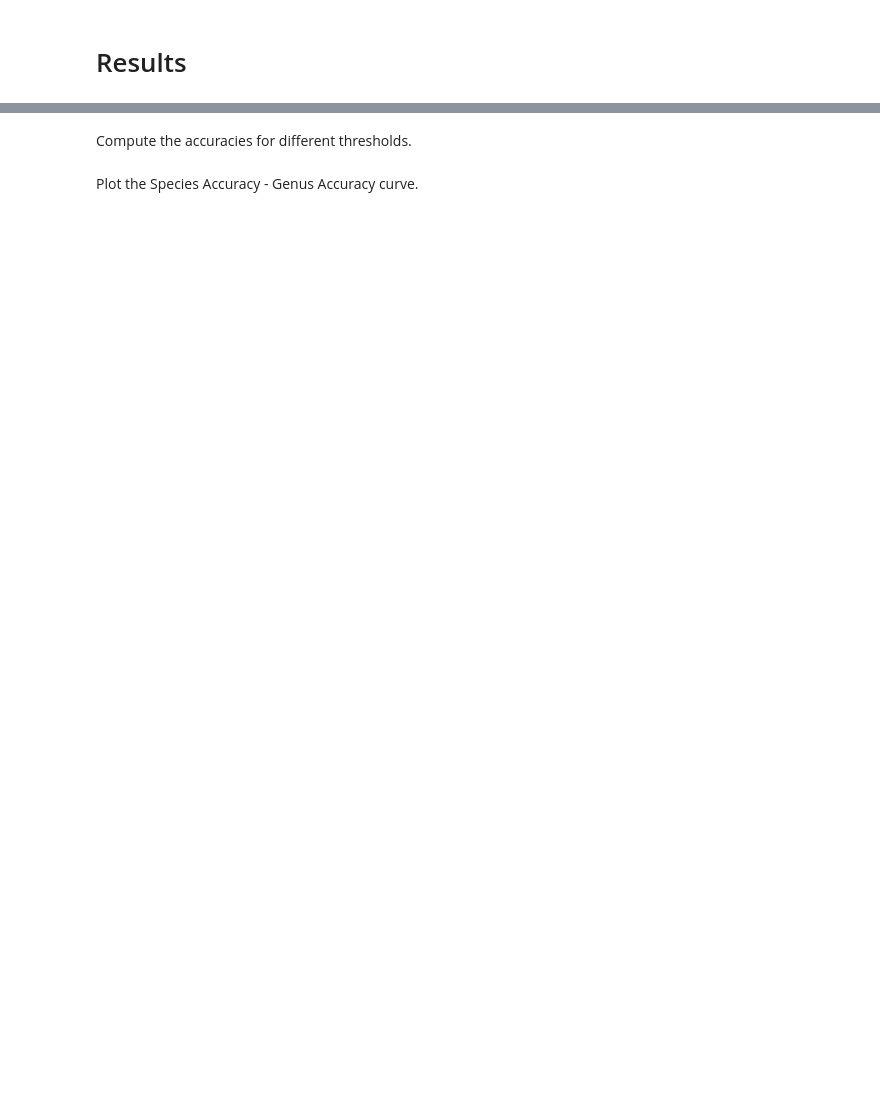
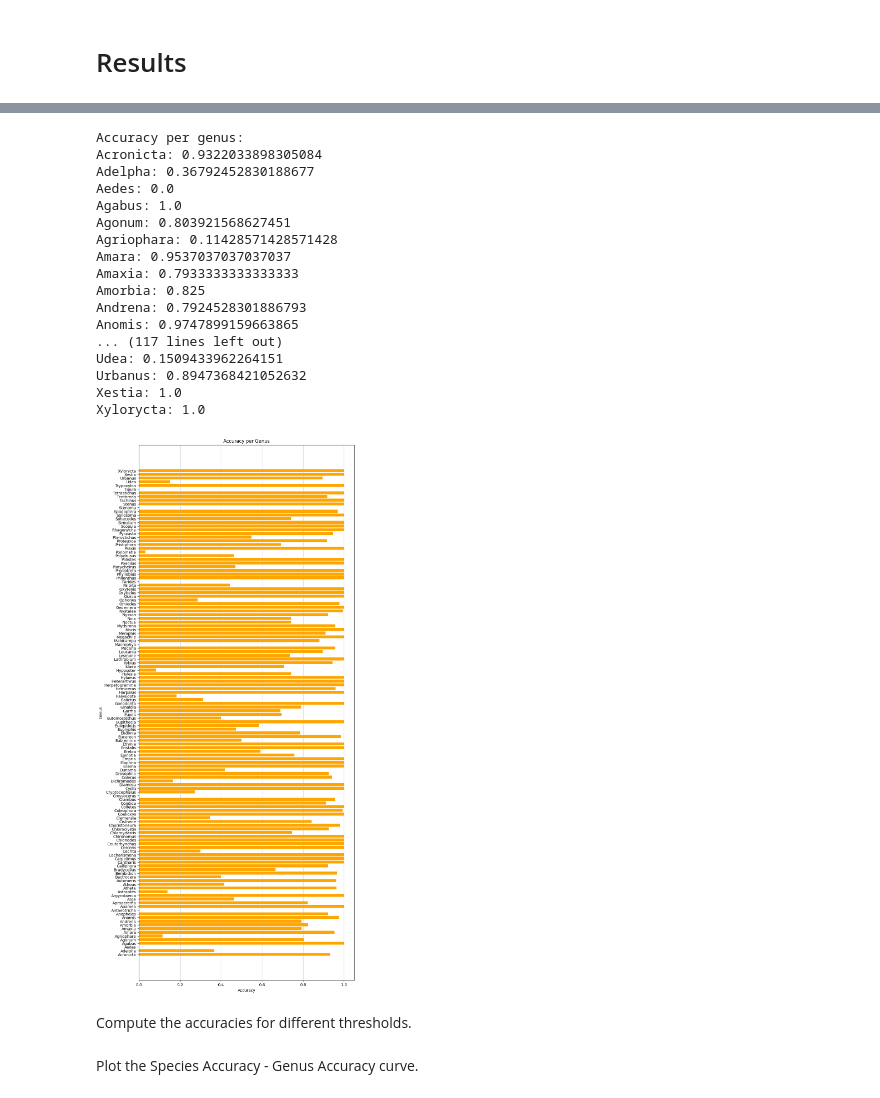
Before and after one commit to nicolamaritan/image-and-dna-data-for-insect-classification, a Jupyter notebook: notebook.ipynb, the cells around one changed output, grey strips where cells are left out. Drawn from its saved outputs; the diff is of its cells as text; code cells hidden in the pictures; blank space fills up the shorter version.

```diff
--- a/notebook.ipynb
+++ b/notebook.ipynb
@@ -763 +795,20 @@ Interrupted final training at epoch 1621
+# %%
+def show_accuracy_per_genus(accuracy_per_genus):
+    genera_names = []
+    accuracies = []
+
+    print("Accuracy per genus:")
+    for genus in accuracy_per_genus:
+        if genus in np.unique(test_set.seen_species):
+            print(f"{test_set.get_genera_name(genus)}: {accuracy_per_genus[genus]}")
+            genera_names.append(test_set.get_genera_name(genus))
+            accuracies.append(accuracy_per_genus[genus])
+
+    plt.figure(figsize=(10, 25))
+    plt.barh(genera_names, accuracies, color='orange')
+    plt.xlabel('Accuracy')
+    plt.ylabel('Genus')
+    plt.title('Accuracy per Genus')
+    plt.grid(axis='x')
+    plt.show()
 # %%
@@ -817,3 +843,24 @@ Xylorycta: 1.0
+# %%
+show_accuracy_per_genus(accuracy_per_genus)
+# %% [output]
+Accuracy per genus:
+Acronicta: 0.9322033898305084
+Adelpha: 0.36792452830188677
+Aedes: 0.0
+Agabus: 1.0
+Agonum: 0.803921568627451
+Agriophara: 0.11428571428571428
+Amara: 0.9537037037037037
+Amaxia: 0.7933333333333333
+Amorbia: 0.825
+Andrena: 0.7924528301886793
+Anomis: 0.9747899159663865
+... (117 lines left out)
+Udea: 0.1509433962264151
+Urbanus: 0.8947368421052632
+Xestia: 1.0
+Xylorycta: 1.0
+[figure, added]
 # %% [markdown]
 Compute the accuracies for different thresholds.
 # %%
```
Also changed, not shown: parts of 20 cells of this notebook.
